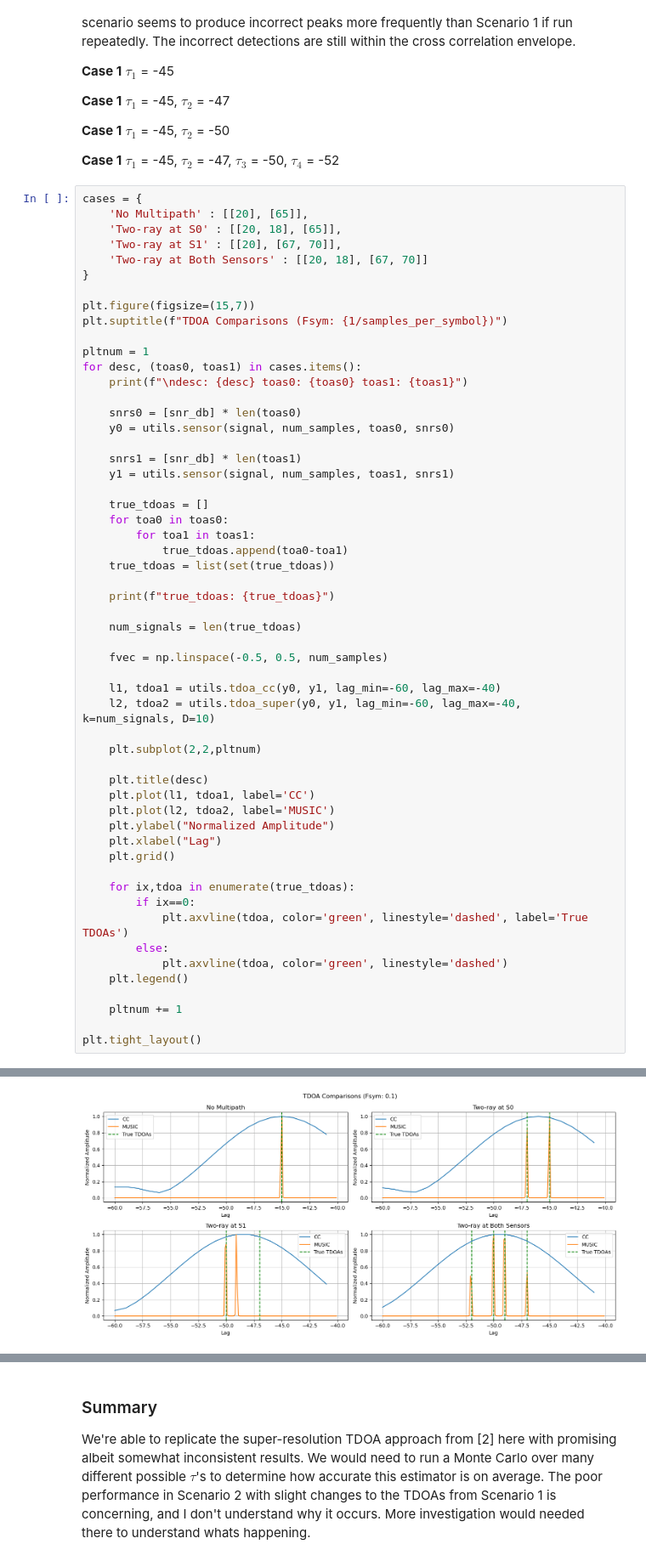
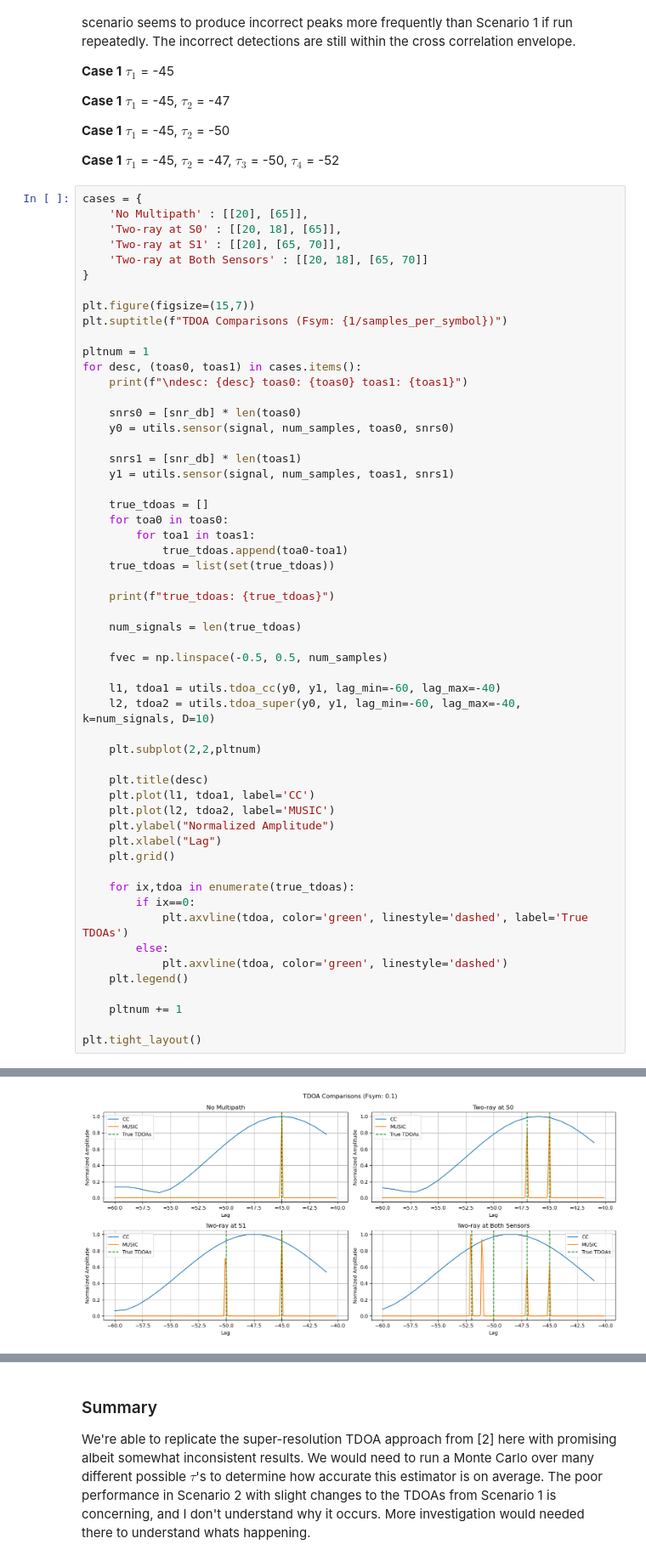
Before and after one commit to jimjam843/Super-ResolutionTDOA, a Jupyter notebook: python/notebooks/music_paper.ipynb, the cells around one changed output, grey strips where cells are left out. Shown at 85% size. Saved outputs shown, nothing was run; the diff lists cells and outputs as text.

```diff
--- a/python/notebooks/music_paper.ipynb
+++ b/python/notebooks/music_paper.ipynb
@@ -202,8 +202,8 @@ $\tau_1$ = -45, $\tau_2$ = -47, $\tau_3$ = -50, $\tau_4$ = -52
 cases = {
     'No Multipath' : [[20], [65]],
     'Two-ray at S0' : [[20, 18], [65]],
-    'Two-ray at S1' : [[20], [67, 70]],
-    'Two-ray at Both Sensors' : [[20, 18], [67, 70]]
+    'Two-ray at S1' : [[20], [65, 70]],
+    'Two-ray at Both Sensors' : [[20, 18], [65, 70]]
 }
 
 plt.figure(figsize=(15,7))
@@ -268 +268 @@ true_tdoas: [-47, -52, -50, -49]
-[figure, old version]
+[figure, new version]
```
Also changed, not shown: parts of 5 cells of this notebook, 1 other file.
